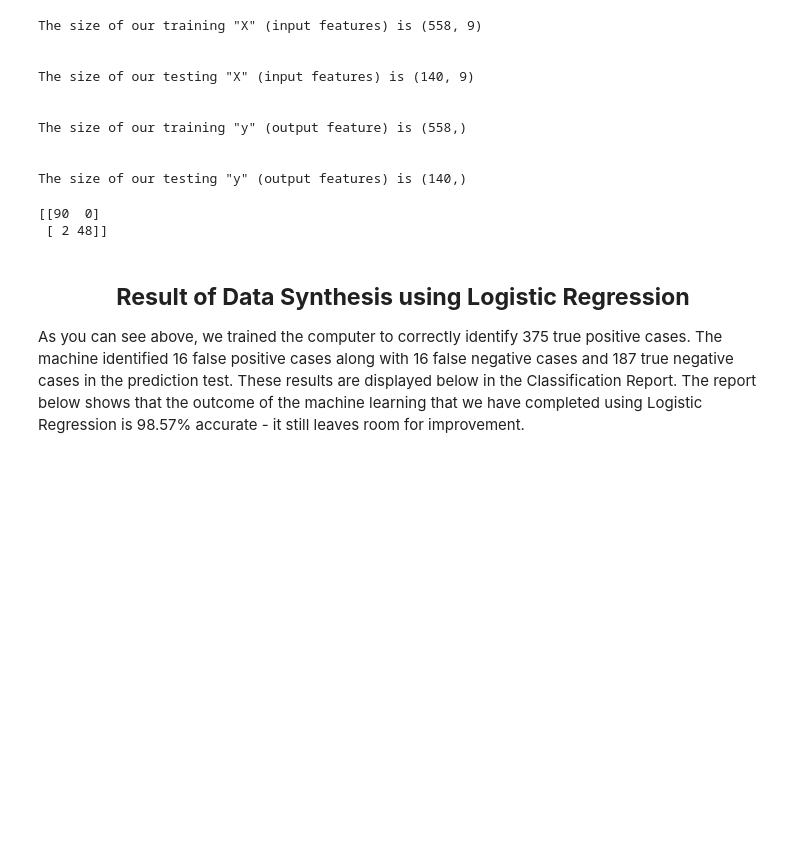
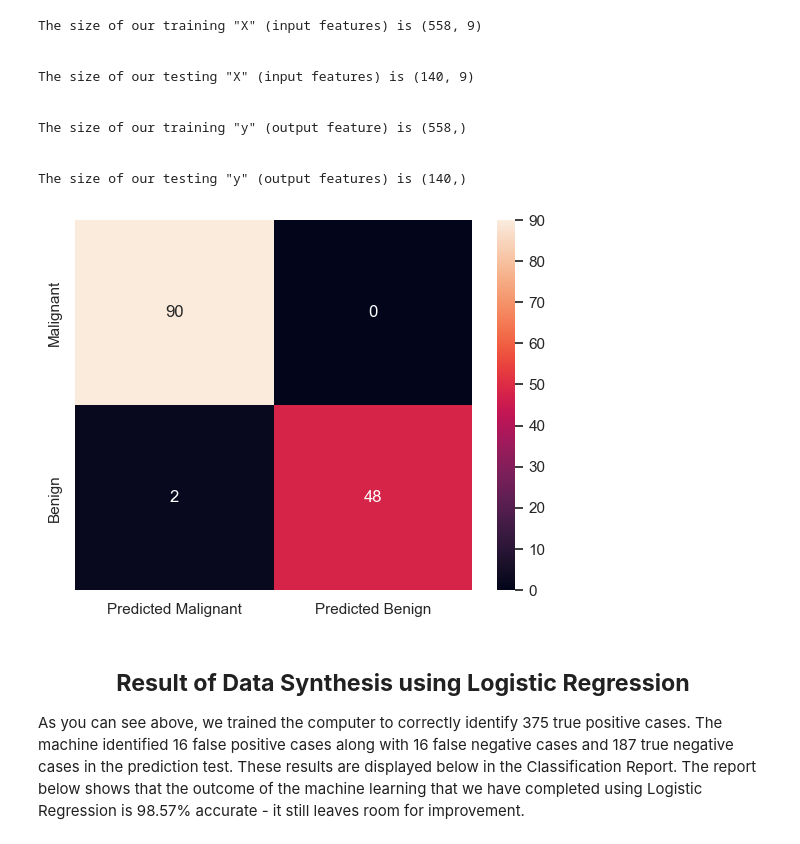
Before and after one commit to SeanE15/Programming_for_data_analysis_II, a Jupyter notebook: Assignment_2_PfDA.ipynb, the cells around one changed output. Cells and saved outputs as stored; diff of their text form; code cells hidden in the pictures; blank space fills up the shorter version.

```diff
--- a/Assignment_2_PfDA.ipynb
+++ b/Assignment_2_PfDA.ipynb
@@ -493,12 +528,16 @@ result = model.score(X_test, y_test)
 # %%
 # we create a prediction test and a confusion matrix to see how accurately we can train the machine
 y_pred = model.predict(X_test)
 
 cm = confusion_matrix(y_test, y_pred)
-print(cm)
+
+#create pandas dataframe to show output of results. Classify results as cancerous or not and predicted healthy or not.
+confusion = pd.DataFrame(cm, index=['Malignant', 'Benign'], columns=['Predicted Malignant','Predicted Benign'])
+
+#print heatmap
+sns.heatmap(confusion, annot=True);
 # %% [output]
-[[90  0]
- [ 2 48]]
+[figure, added]
 # %% [markdown]
 ## <div align="center"><b> Result of Data Synthesis using Logistic Regression<b></div>
 
```
Also changed, not shown: parts of 22 cells of this notebook, 1 other file.
